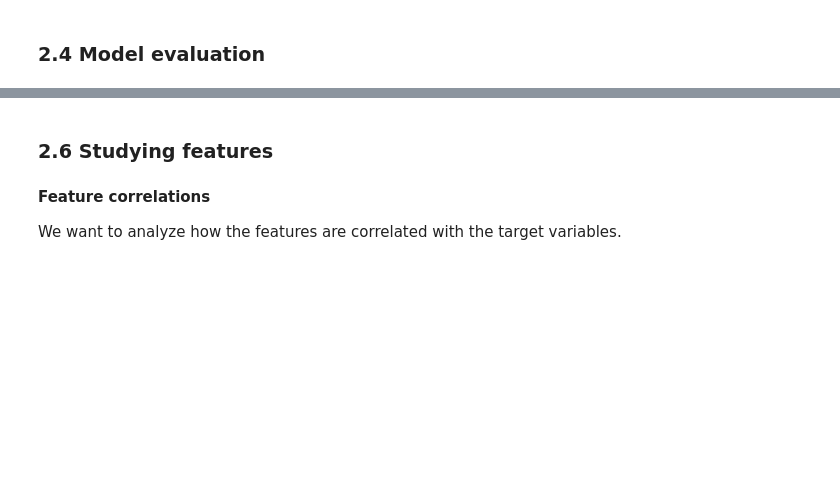
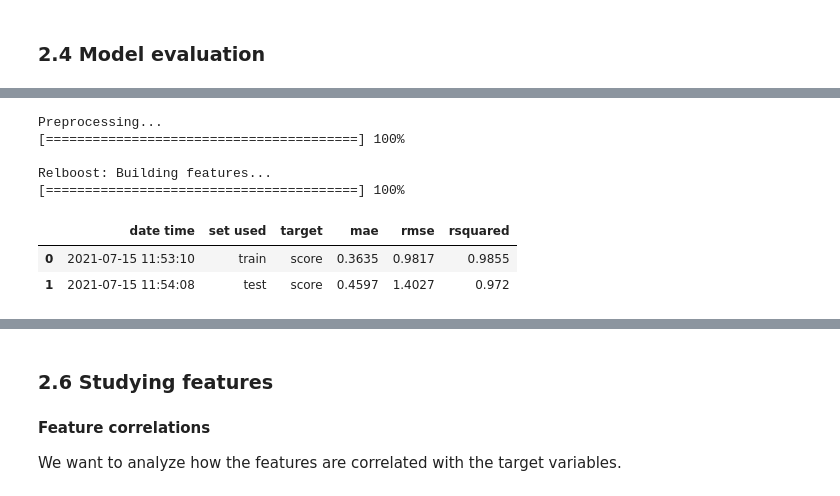
Before and after one commit to getml/getml-demo, a Jupyter notebook: sfscores.ipynb, the cells around one changed output, grey strips where cells are left out. Drawn from its saved outputs; the diff is of its cells as text; code cells hidden in the pictures; blank space fills up the shorter version.

```diff
--- a/sfscores.ipynb
+++ b/sfscores.ipynb
@@ -322,0 +340,10 @@ __Build the pipeline__
+# %%
+pipe2 = getml.pipeline.Pipeline(
+    tags=['relboost'],
+    data_model=star_schema.data_model,
+    preprocessors=[mapping],
+    feature_learners=[relboost],
+    predictors=[predictor]
+)
+
+pipe2
@@ -387,0 +457,2 @@ url: http://localhost:1709/#/getpipeline/sfscores/Wc7RPt/0/
+# %%
+pipe2.fit(star_schema.train)
@@ -400,0 +586,11 @@ RelMT: Building features...
+# %%
+pipe2.score(star_schema.test)
+# %% [output]
+Preprocessing...
+[========================================] 100%
+
+Relboost: Building features...
+[========================================] 100%
+|  | date time | set used | target | mae | rmse | rsquared |
+| 0 | 2021-07-15 11:53:10 | train | score | 0.3635 | 0.9817 | 0.9855 |
+| 1 | 2021-07-15 11:54:08 | test | score | 0.4597 | 1.4027 | 0.972 |
```
Also changed, not shown: parts of 24 cells of this notebook.
